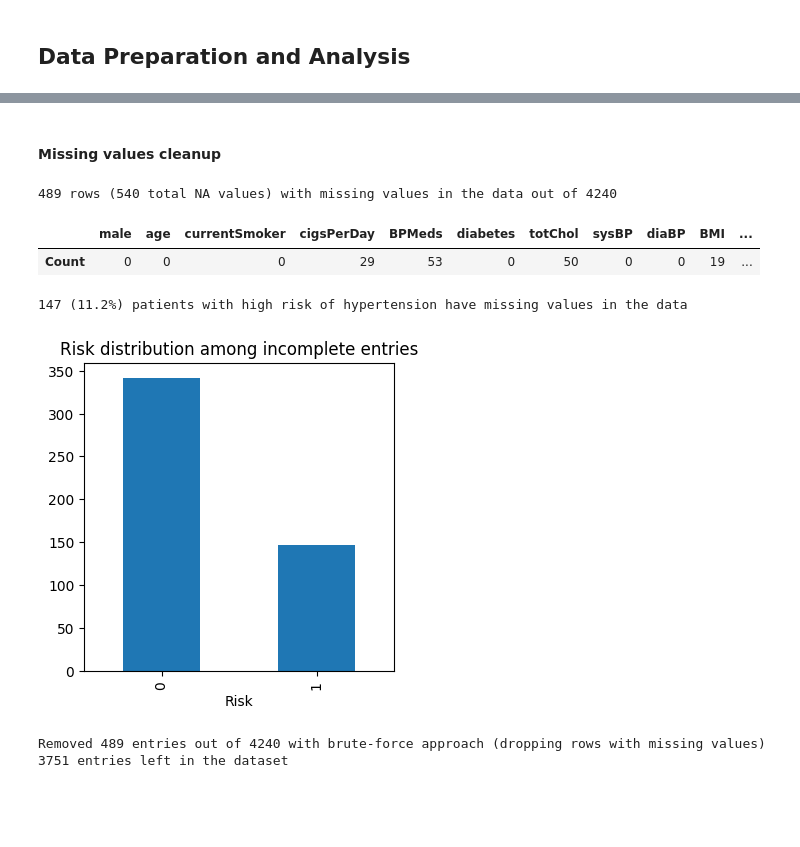
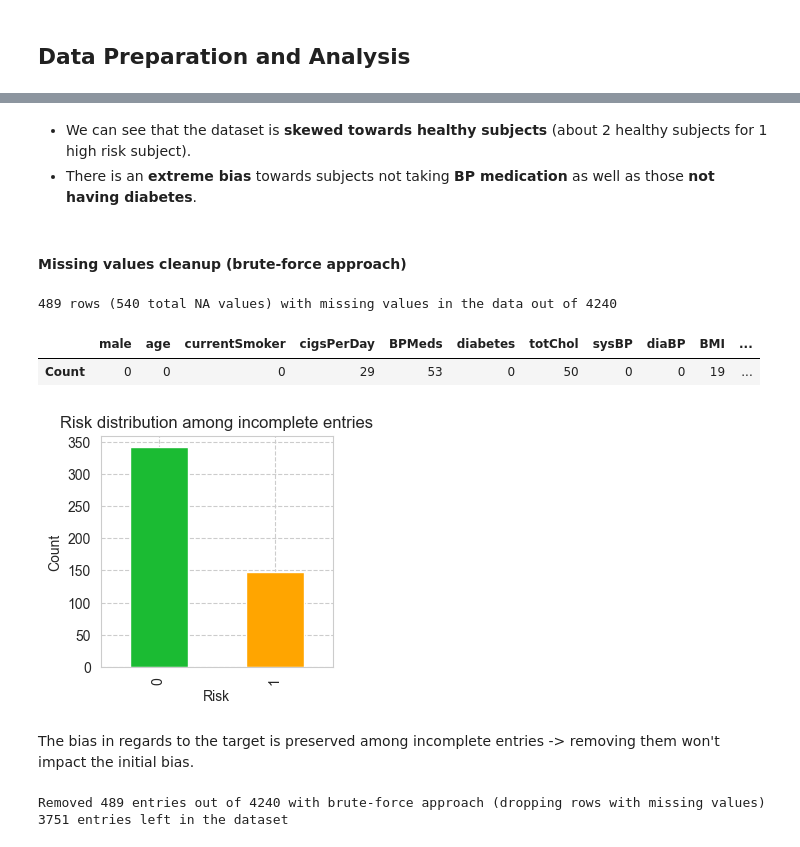
Before and after one commit to Iman974/ML_classification_hypertension_SL, a Jupyter notebook: Hypertension_risk.ipynb, the cells around one changed output, grey strips where cells are left out. Drawn from its saved outputs; the diff is of its cells as text; code cells hidden in the pictures; blank space fills up the shorter version.

Commit message:
Refined data analysis #1

```diff
--- a/Hypertension_risk.ipynb
+++ b/Hypertension_risk.ipynb
@@ -109,0 +116,32 @@ hypertension_data.groupby('Risk').size().plot(title='Risk distribution', x='Risk
+# %%
+import pandas as pd
+import seaborn as sns
+import seaborn as sns
+categorical_columns = ['male', 'currentSmoker', 'BPMeds', 'diabetes', 'Risk']
+
+df_categorical = hypertension_data.loc[:, categorical_columns]
+# df = pd.melt(df_categorical, id_vars=['Risk'], var_name='variable', value_name='value')
+# sns.countplot(x="variable", hue="value", data=pd.melt(df_categorical), palette=['lightgreen','red']);
+# plt.title('Categorical Variables Distribution');
+# import matplotlib.pyplot as plt
+
+# Assuming 'data' is your DataFrame and 'column' is the column you want to plot
+sns.set_style(style="whitegrid", rc={"grid.linestyle": '--'})
+# plt.grid(visible=True, linestyle='--', axis='x', alpha=0.8, color='black')
+
+ax = sns.countplot(data=pd.melt(df_categorical), x='variable', hue='value', palette=['lightgreen', 'red'])
+
+# Add percentage labels on each bar
+# total = len(pd.melt(df_categorical)['variable'])
+# for p in ax.patches:
+#     percentage = '{:.1f}%'.format(100 * p.get_height() / total)
+#     x = p.get_x() + p.get_width() / 2
+#     y = p.get_height()
+#     ax.annotate(percentage, (x, y), ha='center', va='bottom')
+
+# # Set labels and title
+# ax.set_xlabel('Column')
+# ax.set_ylabel('Count')
+# ax.set_title('Countplot with Percentages')
+
+# plt.show()
@@ -109,0 +150,3 @@ hypertension_data.groupby('Risk').size().plot(title='Risk distribution', x='Risk
+# %% [markdown]
+- We can see that the dataset is **skewed towards healthy subjects** (about 2 healthy subjects for 1 high risk subject).
+- There is an **extreme bias** towards subjects not taking **BP medication** as well as those **not having diabetes**.
@@ -110,5 +161,5 @@ hypertension_data.groupby('Risk').size().plot(title='Risk distribution', x='Risk
 # %% [markdown]
-#### Missing values cleanup
+#### Missing values cleanup (brute-force approach)
 # %%
 import numpy as np
 
@@ -133,11 +184,13 @@ else:
 # %%
 missing_data_high_risk_count = hypertension_data[missing_values_any & hypertension_data['Risk'] == 1].shape[0]
 high_risk_count = hypertension_data[hypertension_data['Risk'] == 1].shape[0]
 percentage = round(missing_data_high_risk_count / high_risk_count * 100, 1)
-print(missing_data_high_risk_count, f"({percentage}%) patients with high risk of hypertension have missing values in the data")
 
-hypertension_data[missing_values_any].groupby('Risk').size().plot(title='Risk distribution among incomplete entries', x='Risk', kind='bar',figsize=(4, 4));
+plt.ylabel('Count')
+hypertension_data[missing_values_any].groupby('Risk').size().plot(title='Risk distribution among incomplete entries',
+                                                                  kind='bar', figsize=(3, 3), color=['#1BBB33','#FFA500']);
 # %% [output]
-147 (11.2%) patients with high risk of hypertension have missing values in the data
-[figure, old version]
+[figure, new version]
+# %% [markdown]
+The bias in regards to the target is preserved among incomplete entries -> removing them won't impact the initial bias.
 # %%
```
Also changed, not shown: parts of 36 cells of this notebook.
